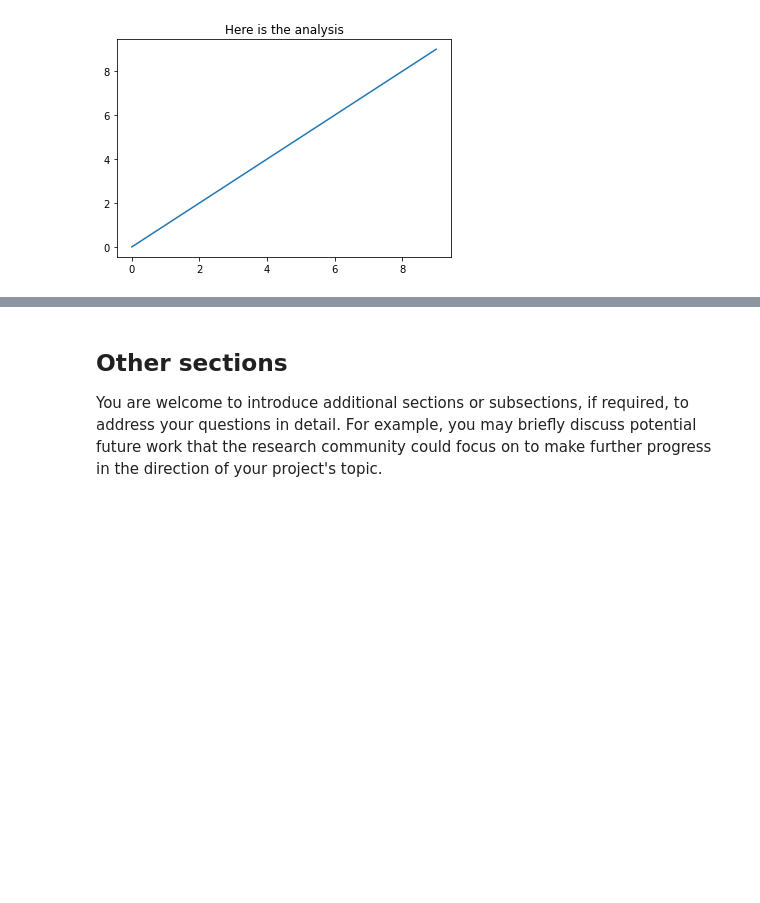
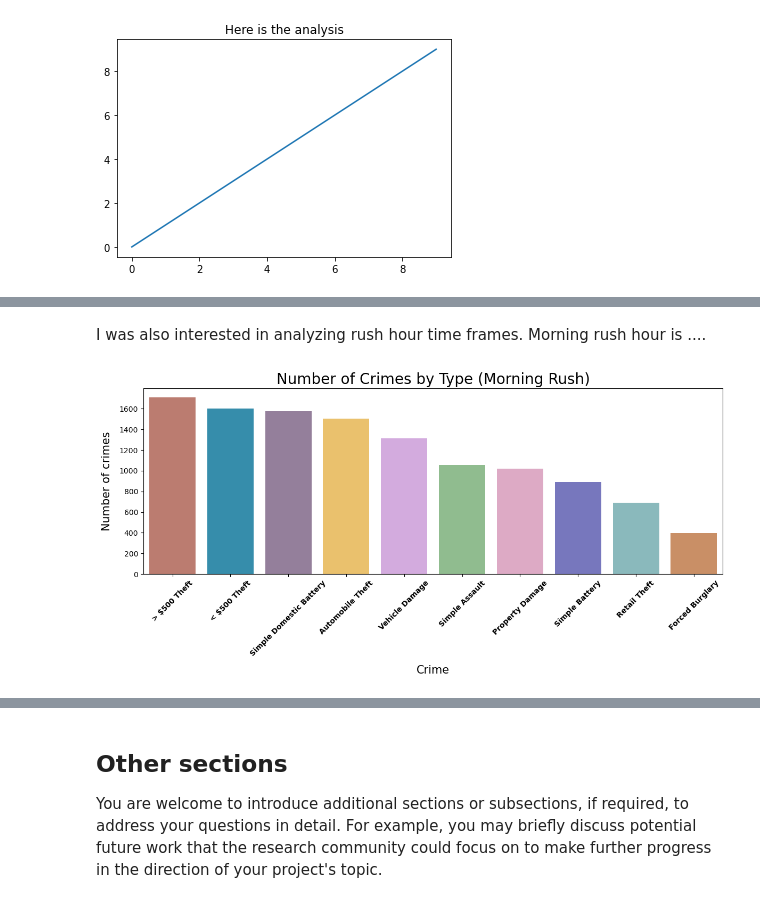
Before and after one commit to ashou2004/Chicago-Crime-Data-Analysis, a Jupyter notebook: ProjectReport.ipynb, the cells around one changed output, grey strips where cells are left out. Saved outputs shown, nothing was run; the diff lists cells and outputs as text; code cells hidden in the pictures; blank space fills up the shorter version.

```diff
--- a/ProjectReport.ipynb
+++ b/ProjectReport.ipynb
@@ -342,0 +364,21 @@ plt.plot(range(10));
+# %% [markdown]
+I was also interested in analyzing rush hour time frames. Morning rush hour is ....
+# %%
+#| echo: false
+morning_rush = time_data.loc[(time_data['Date'].dt.hour >= 6) & (time_data['Date'].dt.hour < 9)]
+combination_mr = morning_rush.groupby(['Primary Type', 'Description']).size().reset_index(name='Count')
+combination_mr = combination_mr.sort_values(by = 'Count', ascending = False).head(10)
+combination_mr['Type'] = combination_mr['Primary Type'] + " " + combination_mr['Description']
+plt.figure(figsize=(12, 6))
+ax = sns.barplot(x= combination_mr.Type, y = combination_mr.Count, palette = colors)
+plt.xlabel('Crime', fontsize = 15, labelpad=10)
+ax.set_xticklabels(labels = ['> $500 Theft', '< $500 Theft', 'Simple Domestic Battery', 'Automobile Theft',
+                             'Vehicle Damage', 'Simple Assault', 'Property Damage', 'Simple Battery',
+                             'Retail Theft', 'Forced Burglary'])
+plt.ylabel('Number of crimes', fontsize = 15, labelpad=10)
+plt.title('Number of Crimes by Type (Morning Rush)', fontsize = 20)
+plt.xticks(rotation=45, weight = 'bold')
+plt.tight_layout()
+plt.show()
+# %% [output]
+[figure, added]
```
Also changed, not shown: parts of 16 cells of this notebook.
